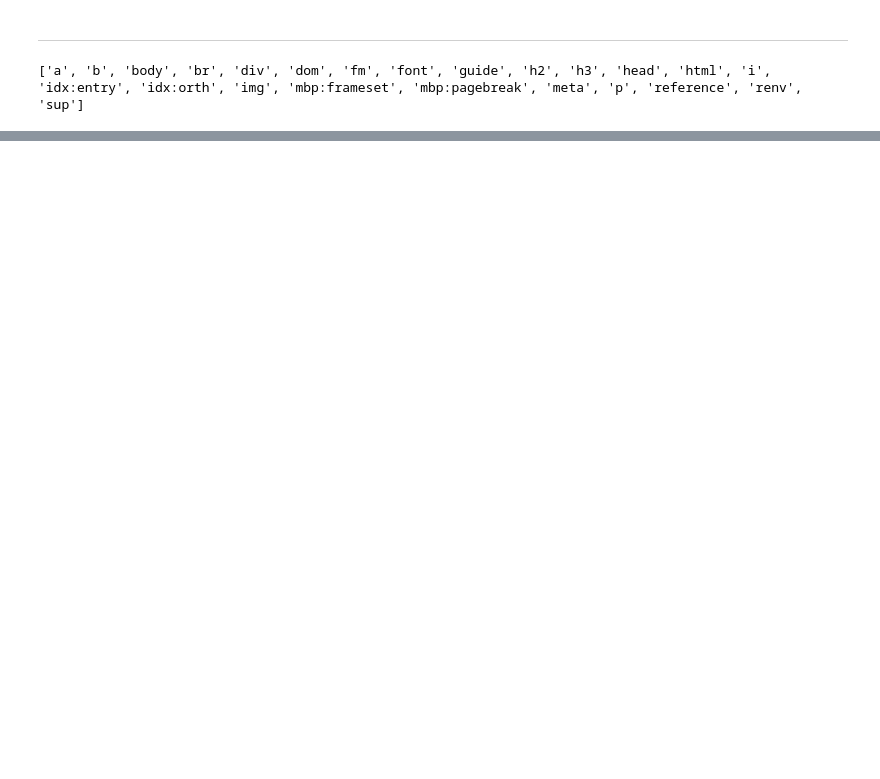
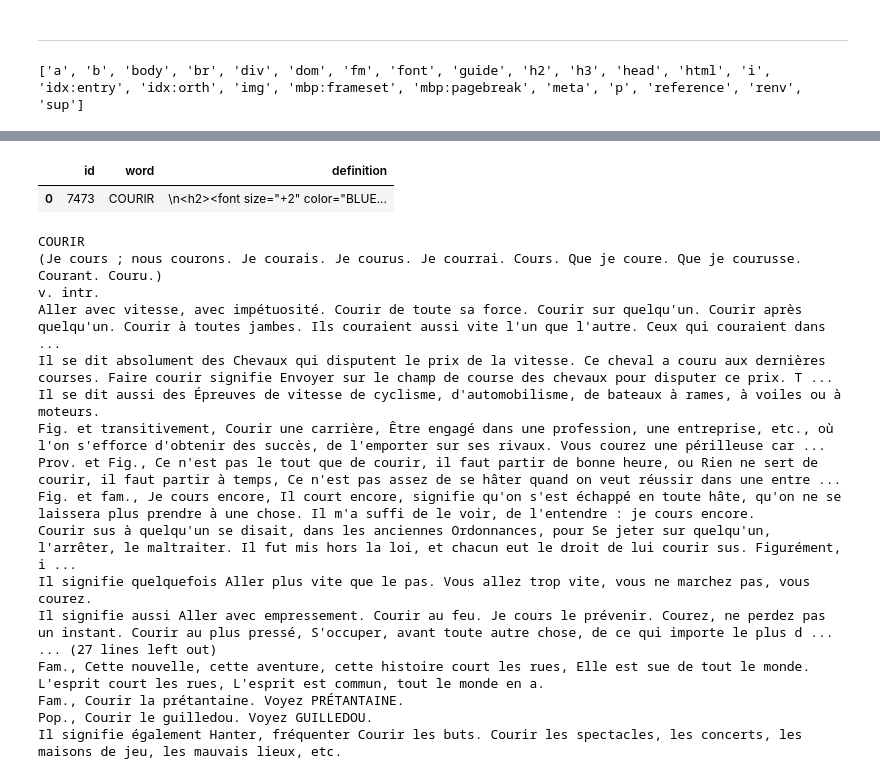
Before and after one commit to Fran-6/NLP_Genrage, a Jupyter notebook: genderizer.ipynb, the cells around one changed output, grey strips where cells are left out. Cells and saved outputs as stored; diff of their text form; code cells hidden in the pictures; blank space fills up the shorter version.

```diff
--- a/genderizer.ipynb
+++ b/genderizer.ipynb
@@ -280,0 +303,22 @@ with open('unique_tags.txt', 'w', encoding='utf-8') as file:
+# %%
+acad_definition("courir")
+# %% [output]
+|  | id | word | definition |
+| 0 | 7473 | COURIR | \n<h2><font size="+2" color="BLUE... |
+COURIR
+(Je cours ; nous courons. Je courais. Je courus. Je courrai. Cours. Que je coure. Que je courusse. Courant. Couru.)
+v. intr.
+Aller avec vitesse, avec impétuosité. Courir de toute sa force. Courir sur quelqu'un. Courir après quelqu'un. Courir à toutes jambes. Ils couraient aussi vite l'un que l'autre. Ceux qui couraient dans ...
+Il se dit absolument des Chevaux qui disputent le prix de la vitesse. Ce cheval a couru aux dernières courses. Faire courir signifie Envoyer sur le champ de course des chevaux pour disputer ce prix. T ...
+Il se dit aussi des Épreuves de vitesse de cyclisme, d'automobilisme, de bateaux à rames, à voiles ou à moteurs.
+Fig. et transitivement, Courir une carrière, Être engagé dans une profession, une entreprise, etc., où l'on s'efforce d'obtenir des succès, de l'emporter sur ses rivaux. Vous courez une périlleuse car ...
+Prov. et Fig., Ce n'est pas le tout que de courir, il faut partir de bonne heure, ou Rien ne sert de courir, il faut partir à temps, Ce n'est pas assez de se hâter quand on veut réussir dans une entre ...
+Fig. et fam., Je cours encore, Il court encore, signifie qu'on s'est échappé en toute hâte, qu'on ne se laissera plus prendre à une chose. Il m'a suffi de le voir, de l'entendre : je cours encore.
+Courir sus à quelqu'un se disait, dans les anciennes Ordonnances, pour Se jeter sur quelqu'un, l'arrêter, le maltraiter. Il fut mis hors la loi, et chacun eut le droit de lui courir sus. Figurément, i ...
+Il signifie quelquefois Aller plus vite que le pas. Vous allez trop vite, vous ne marchez pas, vous courez.
+Il signifie aussi Aller avec empressement. Courir au feu. Je cours le prévenir. Courez, ne perdez pas un instant. Courir au plus pressé, S'occuper, avant toute autre chose, de ce qui importe le plus d ...
+... (27 lines left out)
+Fam., Cette nouvelle, cette aventure, cette histoire court les rues, Elle est sue de tout le monde. L'esprit court les rues, L'esprit est commun, tout le monde en a.
+Fam., Courir la prétantaine. Voyez PRÉTANTAINE.
+Pop., Courir le guilledou. Voyez GUILLEDOU.
+Il signifie également Hanter, fréquenter Courir les buts. Courir les spectacles, les concerts, les maisons de jeu, les mauvais lieux, etc.
```
Also changed, not shown: parts of 12 cells of this notebook, 9 other files.
